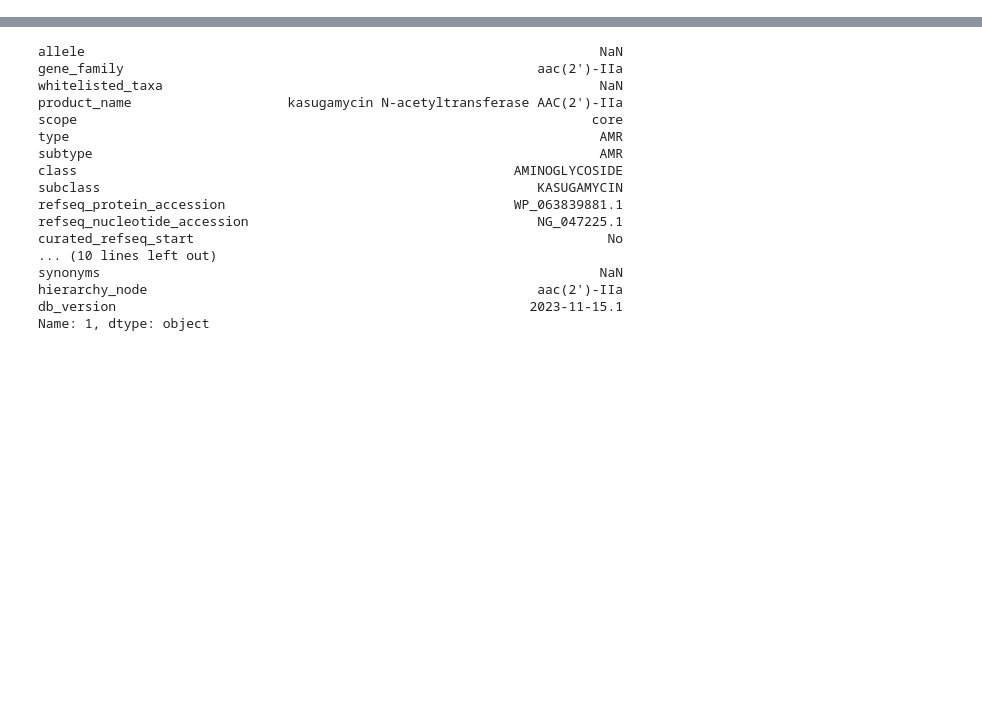
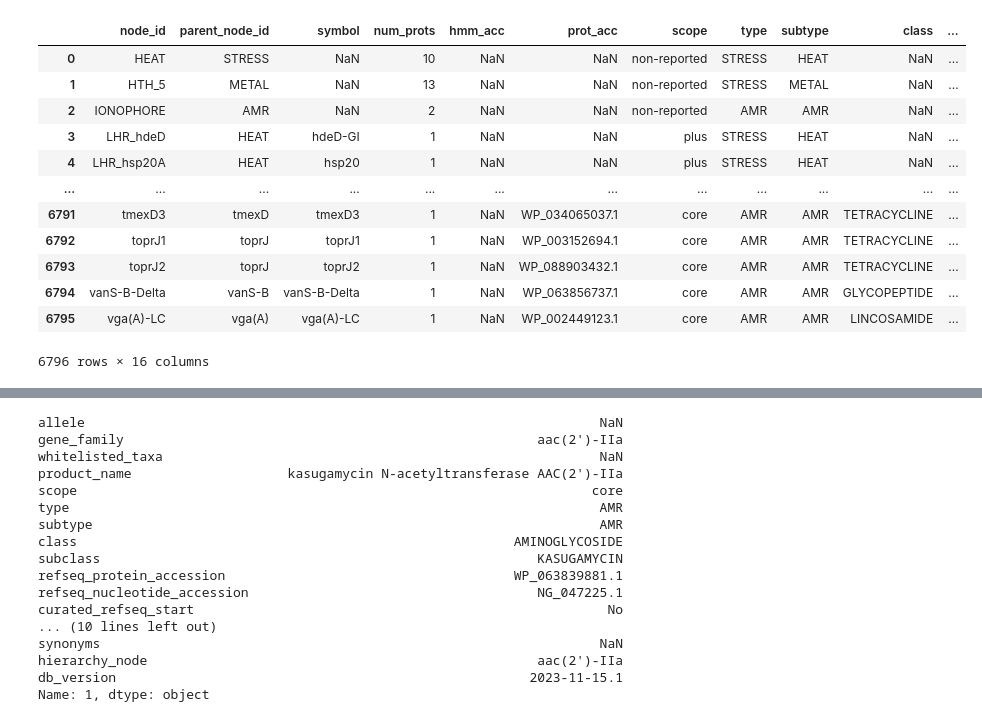
Before and after one commit to gjmm07/DS_LOD_and_Knowledge_Graphs_2023_Finn_Heydemann, a Jupyter notebook: Untitled1.ipynb, the cells around one changed output, grey strips where cells are left out. Saved outputs shown, nothing was run; the diff lists cells and outputs as text; code cells hidden in the pictures; blank space fills up the shorter version.

```diff
--- a/Untitled1.ipynb
+++ b/Untitled1.ipynb
@@ -12,6 +12,22 @@ import pandas as pd
 # %%
 url = "https://ftp.ncbi.nlm.nih.gov/pathogen/Antimicrobial_resistance/AMRFinderPlus/database/latest/ReferenceGeneHierarchy.txt"
 hira_df = pd.read_csv(urllib.request.urlopen(url), delimiter="\t")
+
+hira_df
+# %% [output]
+|  | node_id | parent_node_id | symbol | num_prots | hmm_acc | prot_acc | scope | type | subtype | class | ... |
+| 0 | HEAT | STRESS | NaN | 10 | NaN | NaN | non-reported | STRESS | HEAT | NaN | ... |
+| 1 | HTH_5 | METAL | NaN | 13 | NaN | NaN | non-reported | STRESS | METAL | NaN | ... |
+| 2 | IONOPHORE | AMR | NaN | 2 | NaN | NaN | non-reported | AMR | AMR | NaN | ... |
+| 3 | LHR_hdeD | HEAT | hdeD-GI | 1 | NaN | NaN | plus | STRESS | HEAT | NaN | ... |
+| 4 | LHR_hsp20A | HEAT | hsp20 | 1 | NaN | NaN | plus | STRESS | HEAT | NaN | ... |
+| ... | ... | ... | ... | ... | ... | ... | ... | ... | ... | ... | ... |
+| 6791 | tmexD3 | tmexD | tmexD3 | 1 | NaN | WP_034065037.1 | core | AMR | AMR | TETRACYCLINE | ... |
+| 6792 | toprJ1 | toprJ | toprJ1 | 1 | NaN | WP_003152694.1 | core | AMR | AMR | TETRACYCLINE | ... |
+| 6793 | toprJ2 | toprJ | toprJ2 | 1 | NaN | WP_088903432.1 | core | AMR | AMR | TETRACYCLINE | ... |
+| 6794 | vanS-B-Delta | vanS-B | vanS-B-Delta | 1 | NaN | WP_063856737.1 | core | AMR | AMR | GLYCOPEPTIDE | ... |
+| 6795 | vga(A)-LC | vga(A) | vga(A)-LC | 1 | NaN | WP_002449123.1 | core | AMR | AMR | LINCOSAMIDE | ... |
+6796 rows × 16 columns
 # %%
 url = "https://ftp.ncbi.nlm.nih.gov/pathogen/Antimicrobial_resistance/AMRFinderPlus/database/latest/ReferenceGeneCatalog.txt"
 df = pd.read_csv(urllib.request.urlopen(url), delimiter="\t")
```
Also changed, not shown: 8 other files.
